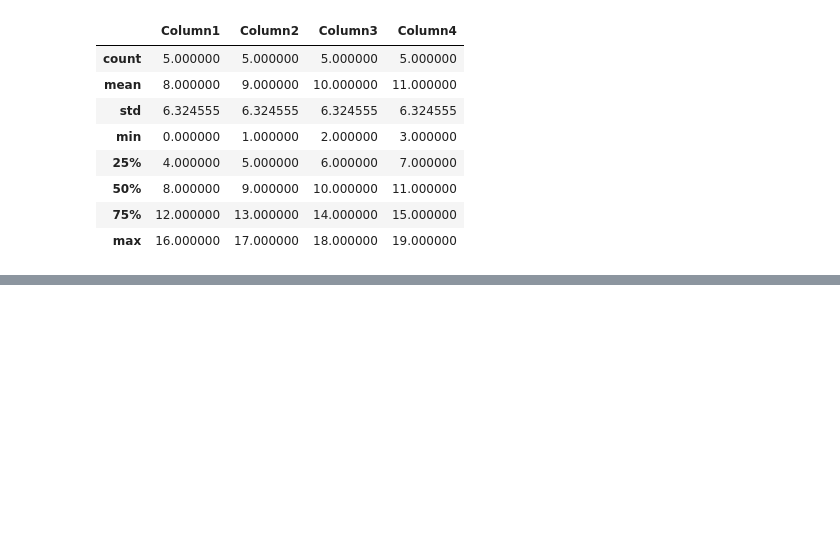
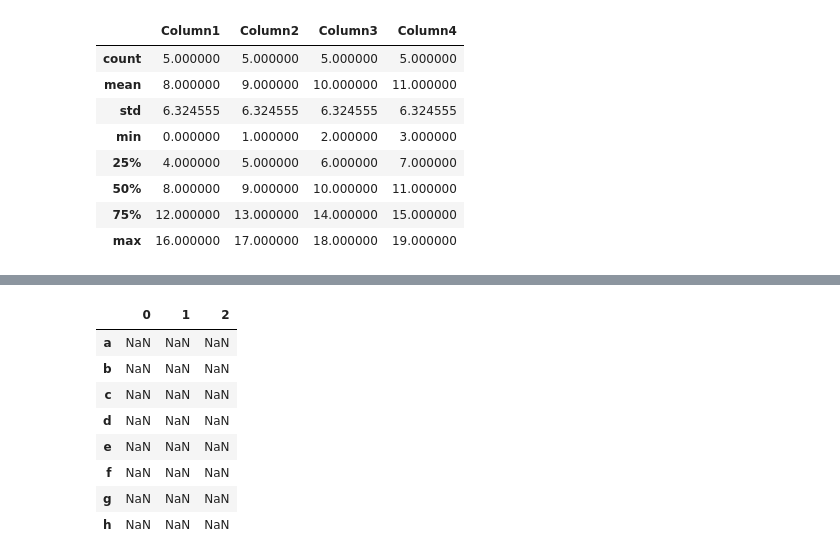
Before and after one commit to codeuser-crypto/ML, a Jupyter notebook: 3-pand.ipynb, the cells around one changed output, grey strips where cells are left out. Saved outputs shown, nothing was run; the diff lists cells and outputs as text; code cells hidden in the pictures; blank space fills up the shorter version.

```diff
--- a/3-pand.ipynb
+++ b/3-pand.ipynb
@@ -97,0 +116,5 @@ df.describe()
+# %%
+import numpy as np
+lst_data=[[1,2,3],[3,4,np.nan],[5,6,np.nan],[np.nan,np.nan,np.nan]]
+df=pd.DataFrame(lst_data)
+df.head()
@@ -97,0 +150,14 @@ df.describe()
+# %%
+
+df2=df.reindex(['a', 'b', 'c', 'd', 'e', 'f', 'g', 'h'])
+df2
+# %% [output]
+|  | 0 | 1 | 2 |
+| a | NaN | NaN | NaN |
+| b | NaN | NaN | NaN |
+| c | NaN | NaN | NaN |
+| d | NaN | NaN | NaN |
+| e | NaN | NaN | NaN |
+| f | NaN | NaN | NaN |
+| g | NaN | NaN | NaN |
+| h | NaN | NaN | NaN |
```
Also changed, not shown: parts of 21 cells of this notebook, 1 other file.
